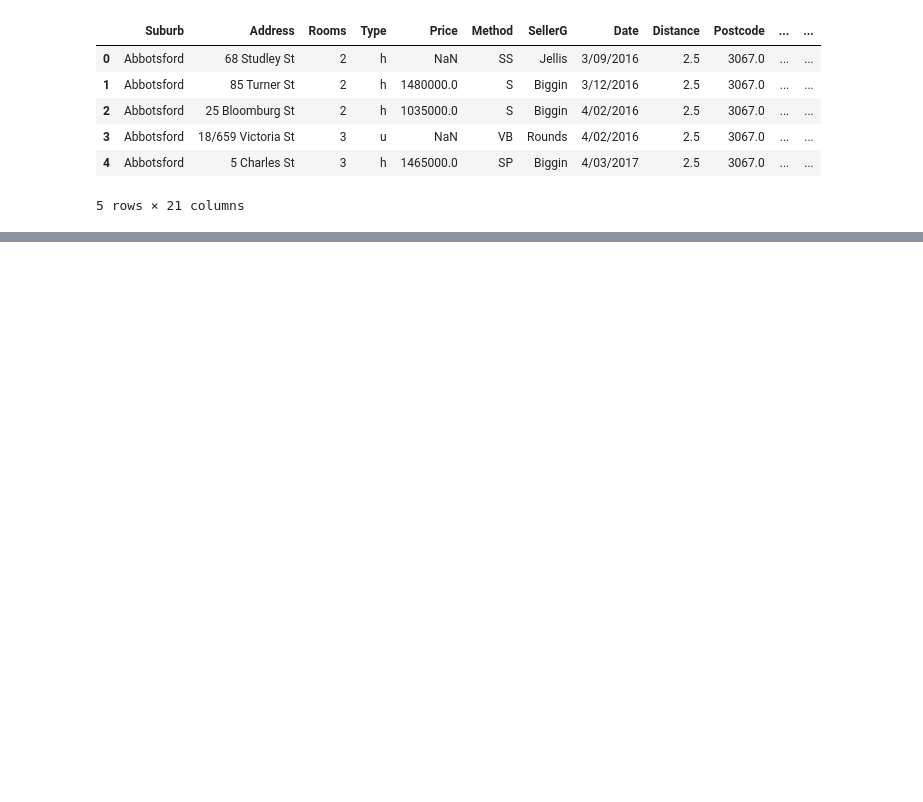
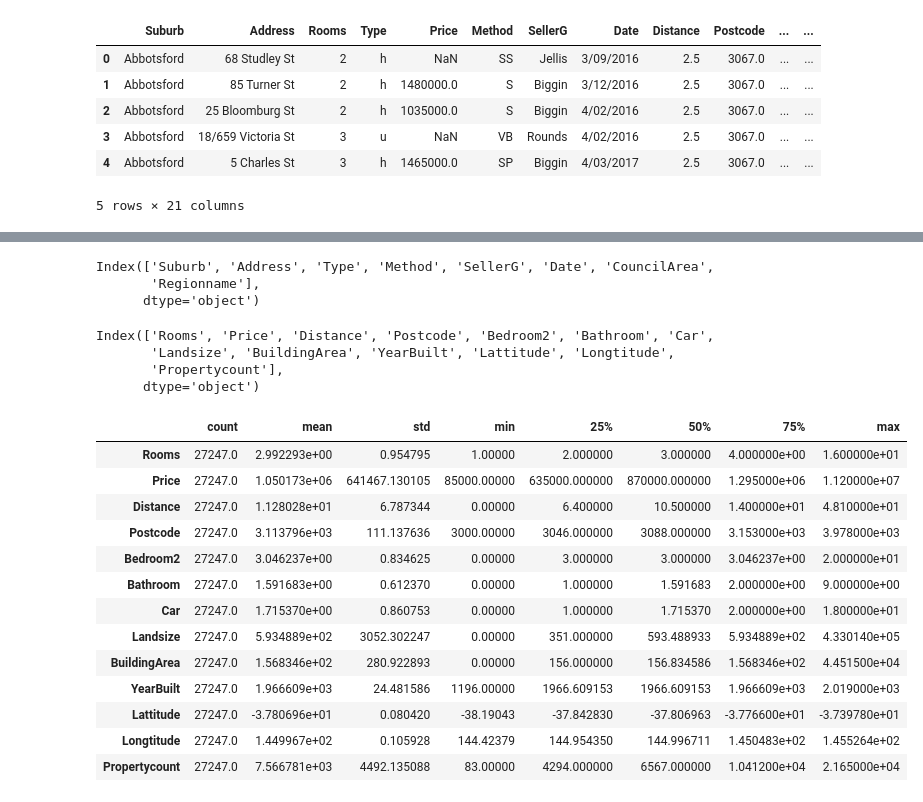
Before and after one commit to denizkazici/MLHousingPricePredictions, a Jupyter notebook: denizkazici.ipynb, the cells around one changed output, grey strips where cells are left out. Drawn from its saved outputs; the diff is of its cells as text; code cells hidden in the pictures; blank space fills up the shorter version.

```diff
--- a/denizkazici.ipynb
+++ b/denizkazici.ipynb
@@ -28,0 +93,2 @@ df_copy.head()
+# %%
+df_copy.dropna(subset=['Price'], inplace=True)
@@ -28,0 +115,39 @@ df_copy.head()
+# %%
+cat_columns = df_copy.select_dtypes(include=['object']).columns
+num_columns = df_copy.select_dtypes(include=['float64', 'int64']).columns
+# %%
+cat_columns
+# %% [output]
+Index(['Suburb', 'Address', 'Type', 'Method', 'SellerG', 'Date', 'CouncilArea',
+       'Regionname'],
+      dtype='object')
+# %%
+num_columns
+# %% [output]
+Index(['Rooms', 'Price', 'Distance', 'Postcode', 'Bedroom2', 'Bathroom', 'Car',
+       'Landsize', 'BuildingArea', 'YearBuilt', 'Lattitude', 'Longtitude',
+       'Propertycount'],
+      dtype='object')
+# %%
+for column in cat_columns:
+  df_copy[column] = df_copy[column].fillna(df_copy[column].mode().iloc[0])
+# %%
+for column in num_columns:
+  df_copy[column].fillna(df_copy[column].mean(), inplace=True)
+# %%
+df_copy.describe().T
+# %% [output]
+|  | count | mean | std | min | 25% | 50% | 75% | max |
+| Rooms | 27247.0 | 2.992293e+00 | 0.954795 | 1.00000 | 2.000000 | 3.000000 | 4.000000e+00 | 1.600000e+01 |
+| Price | 27247.0 | 1.050173e+06 | 641467.130105 | 85000.00000 | 635000.000000 | 870000.000000 | 1.295000e+06 | 1.120000e+07 |
+| Distance | 27247.0 | 1.128028e+01 | 6.787344 | 0.00000 | 6.400000 | 10.500000 | 1.400000e+01 | 4.810000e+01 |
+| Postcode | 27247.0 | 3.113796e+03 | 111.137636 | 3000.00000 | 3046.000000 | 3088.000000 | 3.153000e+03 | 3.978000e+03 |
+| Bedroom2 | 27247.0 | 3.046237e+00 | 0.834625 | 0.00000 | 3.000000 | 3.000000 | 3.046237e+00 | 2.000000e+01 |
+| Bathroom | 27247.0 | 1.591683e+00 | 0.612370 | 0.00000 | 1.000000 | 1.591683 | 2.000000e+00 | 9.000000e+00 |
+| Car | 27247.0 | 1.715370e+00 | 0.860753 | 0.00000 | 1.000000 | 1.715370 | 2.000000e+00 | 1.800000e+01 |
+| Landsize | 27247.0 | 5.934889e+02 | 3052.302247 | 0.00000 | 351.000000 | 593.488933 | 5.934889e+02 | 4.330140e+05 |
+| BuildingArea | 27247.0 | 1.568346e+02 | 280.922893 | 0.00000 | 156.000000 | 156.834586 | 1.568346e+02 | 4.451500e+04 |
+| YearBuilt | 27247.0 | 1.966609e+03 | 24.481586 | 1196.00000 | 1966.609153 | 1966.609153 | 1.966609e+03 | 2.019000e+03 |
+| Lattitude | 27247.0 | -3.780696e+01 | 0.080420 | -38.19043 | -37.842830 | -37.806963 | -3.776600e+01 | -3.739780e+01 |
+| Longtitude | 27247.0 | 1.449967e+02 | 0.105928 | 144.42379 | 144.954350 | 144.996711 | 1.450483e+02 | 1.455264e+02 |
+| Propertycount | 27247.0 | 7.566781e+03 | 4492.135088 | 83.00000 | 4294.000000 | 6567.000000 | 1.041200e+04 | 2.165000e+04 |
```
Also changed, not shown: parts of 35 cells of this notebook.
